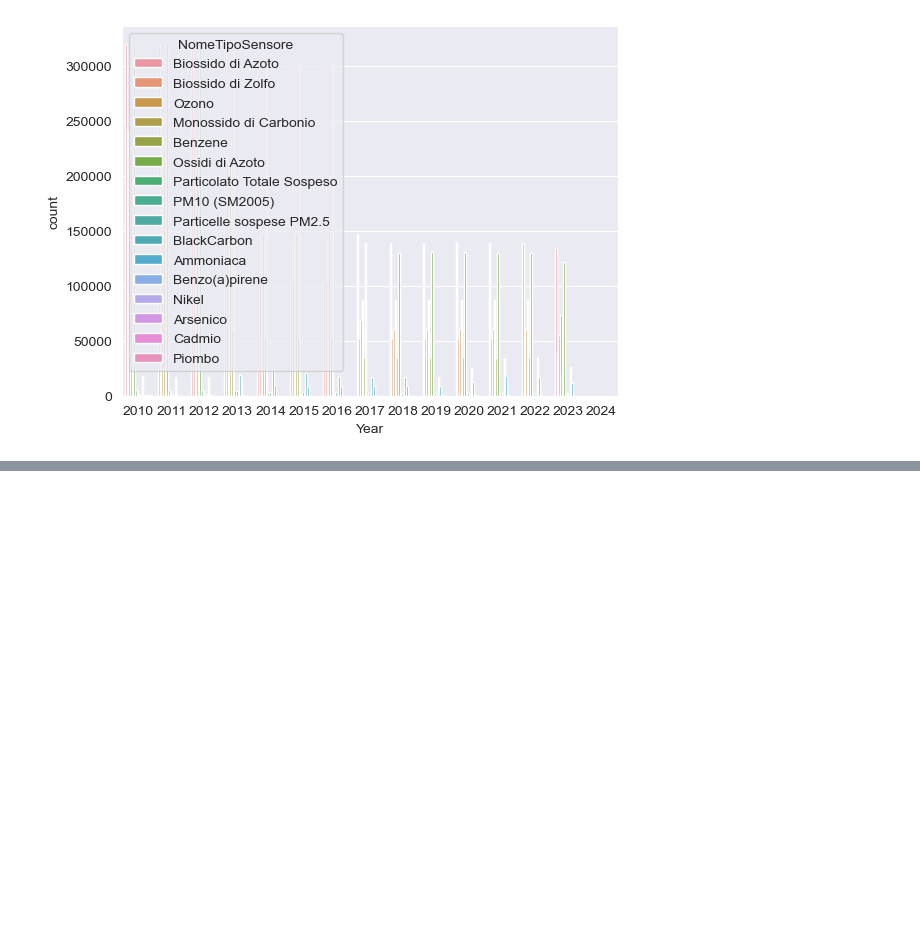
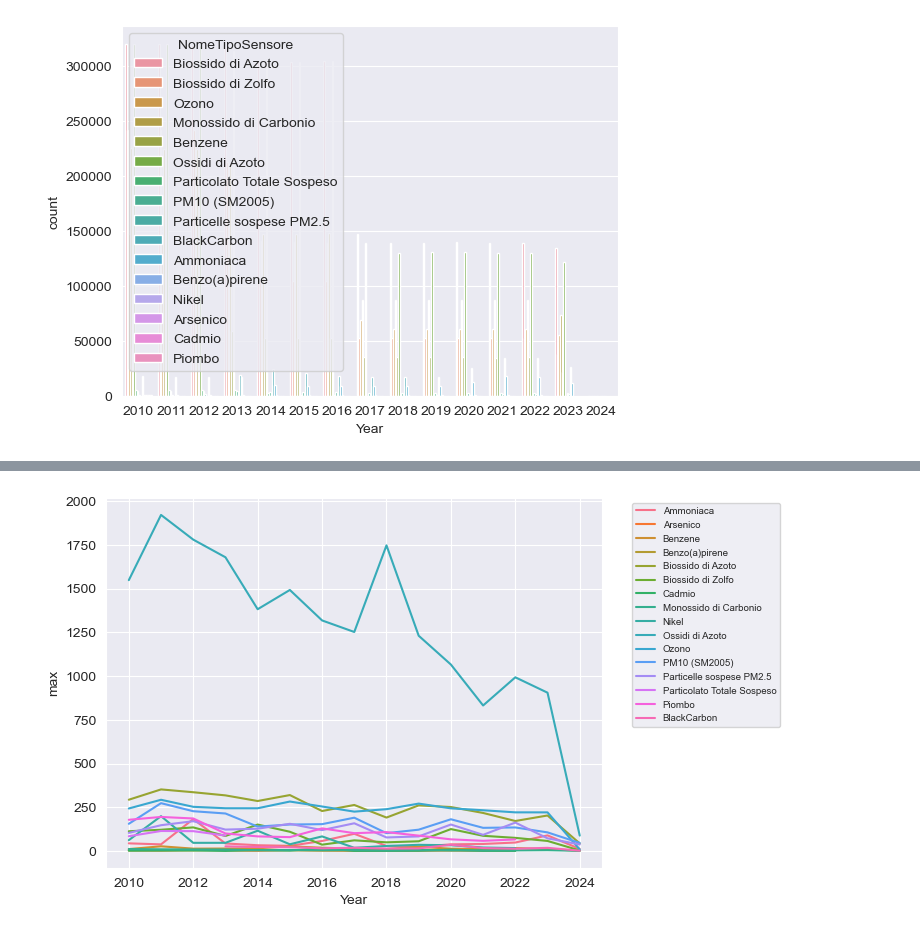
Before and after one commit to LGpolimi/HHE_DSLAB_project_AA2324, a Jupyter notebook: air_pollution_notebook.ipynb, the cells around one changed output, grey strips where cells are left out. Drawn from its saved outputs; the diff is of its cells as text; code cells hidden in the pictures; blank space fills up the shorter version.

```diff
--- a/air_pollution_notebook.ipynb
+++ b/air_pollution_notebook.ipynb
@@ -229,0 +351,4 @@ dtype: int64
+# %%
+## Df with YearlyAverage, max and min values of 'Valore' for each unique value of 'NomeTipoSensore', and the variance of 'Valore' for each unique value of 'NomeTipoSensore'
+df_yearly_summary = df_air_quality.groupby(['Year', 'NomeTipoSensore'])['Valore'].agg(['mean', 'max', 'min', 'var'])
+df_yearly_summary
@@ -229,0 +374,7 @@ dtype: int64
+# %%
+## Plot the max column of the df_yearly_summary dataframe
+sns.lineplot(x='Year', y='max', hue='NomeTipoSensore', data=df_yearly_summary)
+plt.legend(fontsize='x-small', bbox_to_anchor=(1.05, 1), loc='upper left')
+plt.show()
+# %% [output]
+[figure, added]
```
Also changed, not shown: parts of 18 cells of this notebook.
